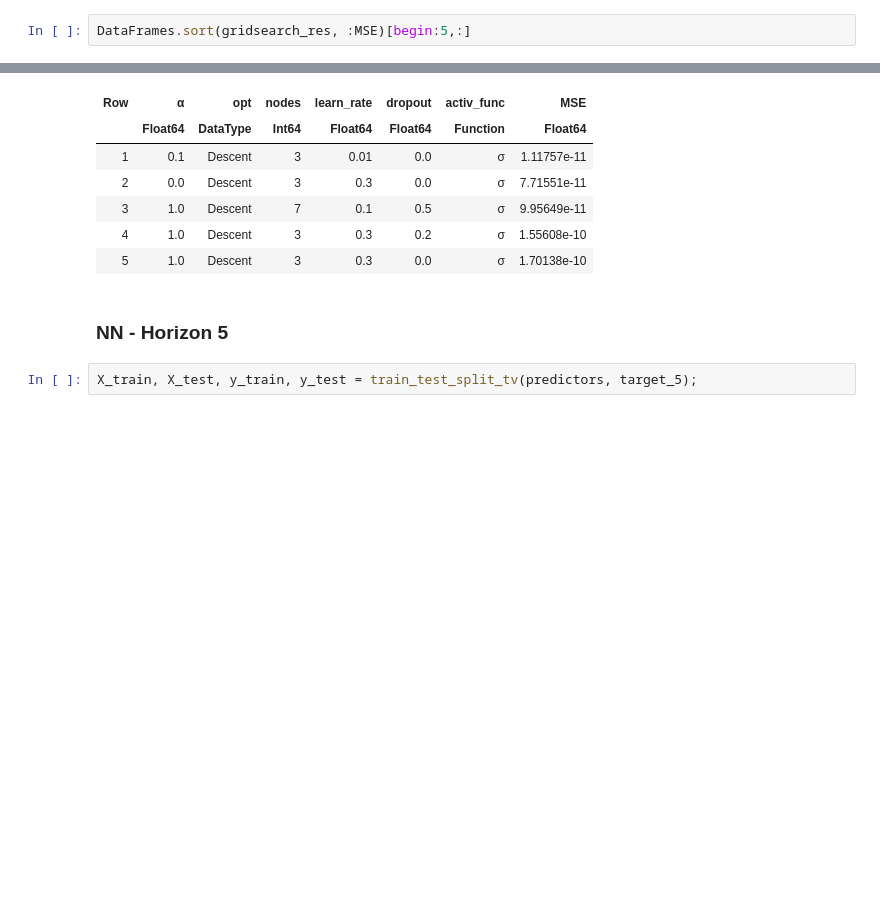
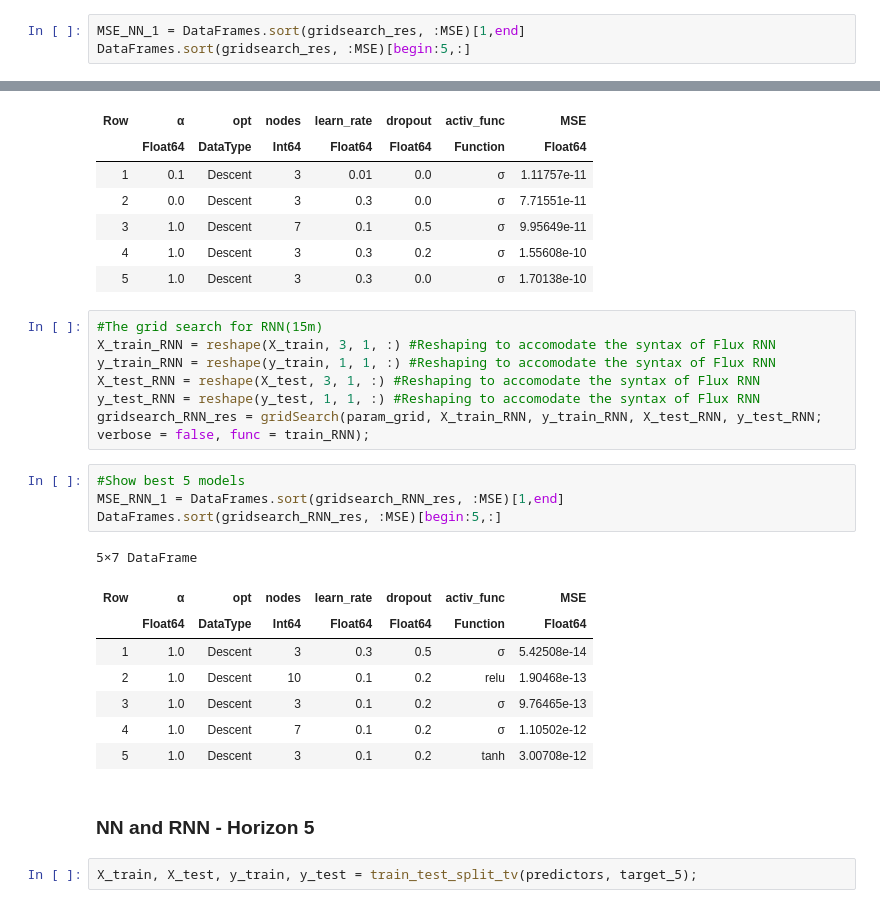
Before and after one commit to Matyas-Mattanelli/Financial-Econometrics-II, a Jupyter notebook: Project2.ipynb, the cells around one changed output, grey strips where cells are left out. Saved outputs shown, nothing was run; the diff lists cells and outputs as text; blank space fills up the shorter version.

Commit message:
Part D done (grid search for NN and RNN, comparison of all models)

```diff
--- a/Project2.ipynb
+++ b/Project2.ipynb
@@ -561,6 +563,7 @@ X_train, X_test, y_train, y_test = train_test_split_tv(predictors, target_1);
 param_grid = Dict(:nodes => [3, 7, 10], :learn_rate => [0.01, 0.1, 0.3], :α => [0, 0.1, 1], :dropout => [0, 0.2, 0.5], :opt => [Flux.Descent, Flux.Adam], :activ_func => [Flux.relu, Flux.tanh, Flux.sigmoid]) #Specify the parameter grid
 gridsearch_res = gridSearch(param_grid, X_train, y_train, X_test |> permutedims, y_test; verbose = false);
 # %%
+MSE_NN_1 = DataFrames.sort(gridsearch_res, :MSE)[1,end]
 DataFrames.sort(gridsearch_res, :MSE)[begin:5,:]
 # %% [output]
 5×7 DataFrame
@@ -571,8 +574,28 @@ DataFrames.sort(gridsearch_res, :MSE)[begin:5,:]
 | 3 | 1.0 | Descent | 7 | 0.1 | 0.5 | σ | 9.95649e-11 |
 | 4 | 1.0 | Descent | 3 | 0.3 | 0.2 | σ | 1.55608e-10 |
 | 5 | 1.0 | Descent | 3 | 0.3 | 0.0 | σ | 1.70138e-10 |
+# %%
+#The grid search for RNN(15m)
+X_train_RNN = reshape(X_train, 3, 1, :) #Reshaping to accomodate the syntax of Flux RNN
+y_train_RNN = reshape(y_train, 1, 1, :) #Reshaping to accomodate the syntax of Flux RNN
+X_test_RNN = reshape(X_test, 3, 1, :) #Reshaping to accomodate the syntax of Flux RNN
+y_test_RNN = reshape(y_test, 1, 1, :) #Reshaping to accomodate the syntax of Flux RNN
+gridsearch_RNN_res = gridSearch(param_grid, X_train_RNN, y_train_RNN, X_test_RNN, y_test_RNN; verbose = false, func = train_RNN);
+# %%
+#Show best 5 models
+MSE_RNN_1 = DataFrames.sort(gridsearch_RNN_res, :MSE)[1,end]
+DataFrames.sort(gridsearch_RNN_res, :MSE)[begin:5,:]
+# %% [output]
+5×7 DataFrame
+| Row | α | opt | nodes | learn_rate | dropout | activ_func | MSE |
+|  | Float64 | DataType | Int64 | Float64 | Float64 | Function | Float64 |
+| 1 | 1.0 | Descent | 3 | 0.3 | 0.5 | σ | 5.42508e-14 |
+| 2 | 1.0 | Descent | 10 | 0.1 | 0.2 | relu | 1.90468e-13 |
+| 3 | 1.0 | Descent | 3 | 0.1 | 0.2 | σ | 9.76465e-13 |
+| 4 | 1.0 | Descent | 7 | 0.1 | 0.2 | σ | 1.10502e-12 |
+| 5 | 1.0 | Descent | 3 | 0.1 | 0.2 | tanh | 3.00708e-12 |
 # %% [markdown]
-### NN - Horizon 5
+### NN and RNN - Horizon 5
 # %%
 X_train, X_test, y_train, y_test = train_test_split_tv(predictors, target_5);
 # %%
```
Also changed, not shown: parts of 13 cells of this notebook.
